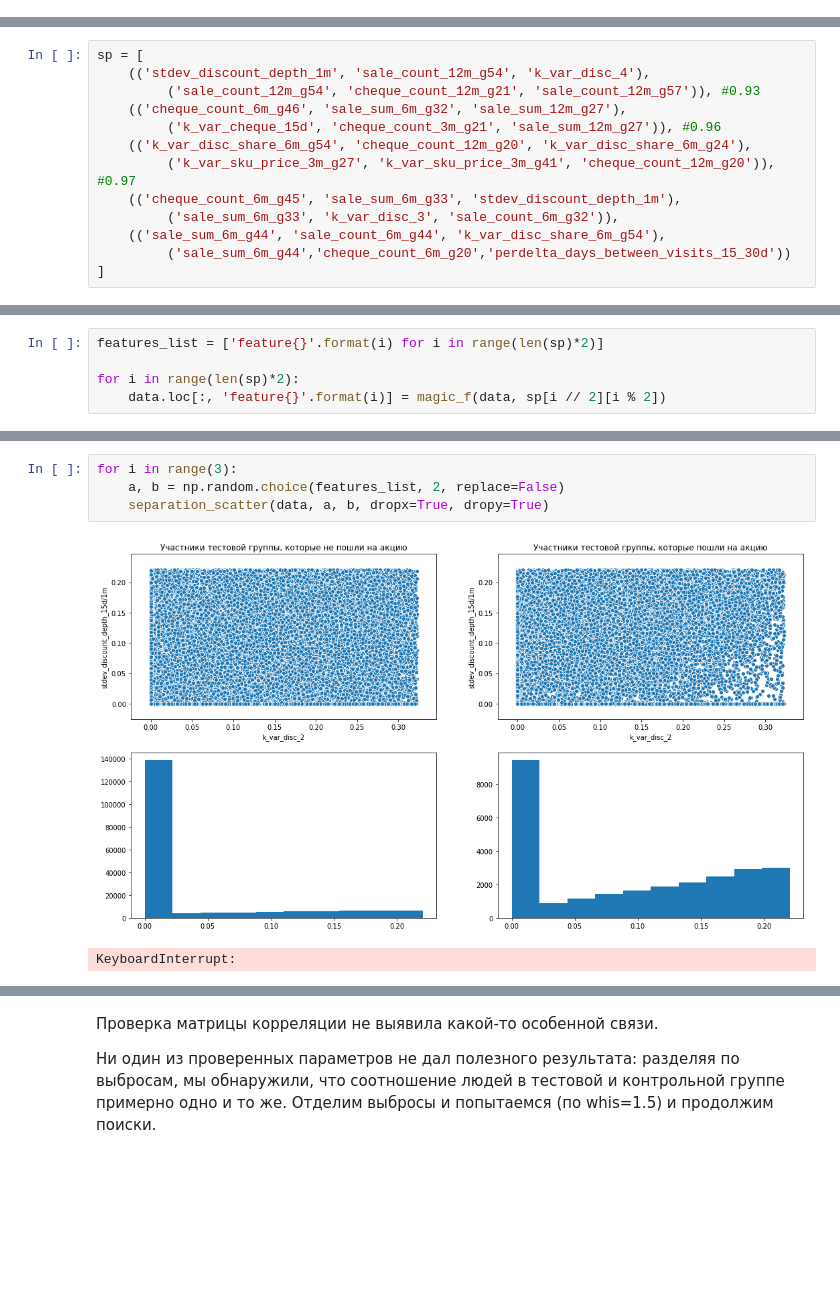
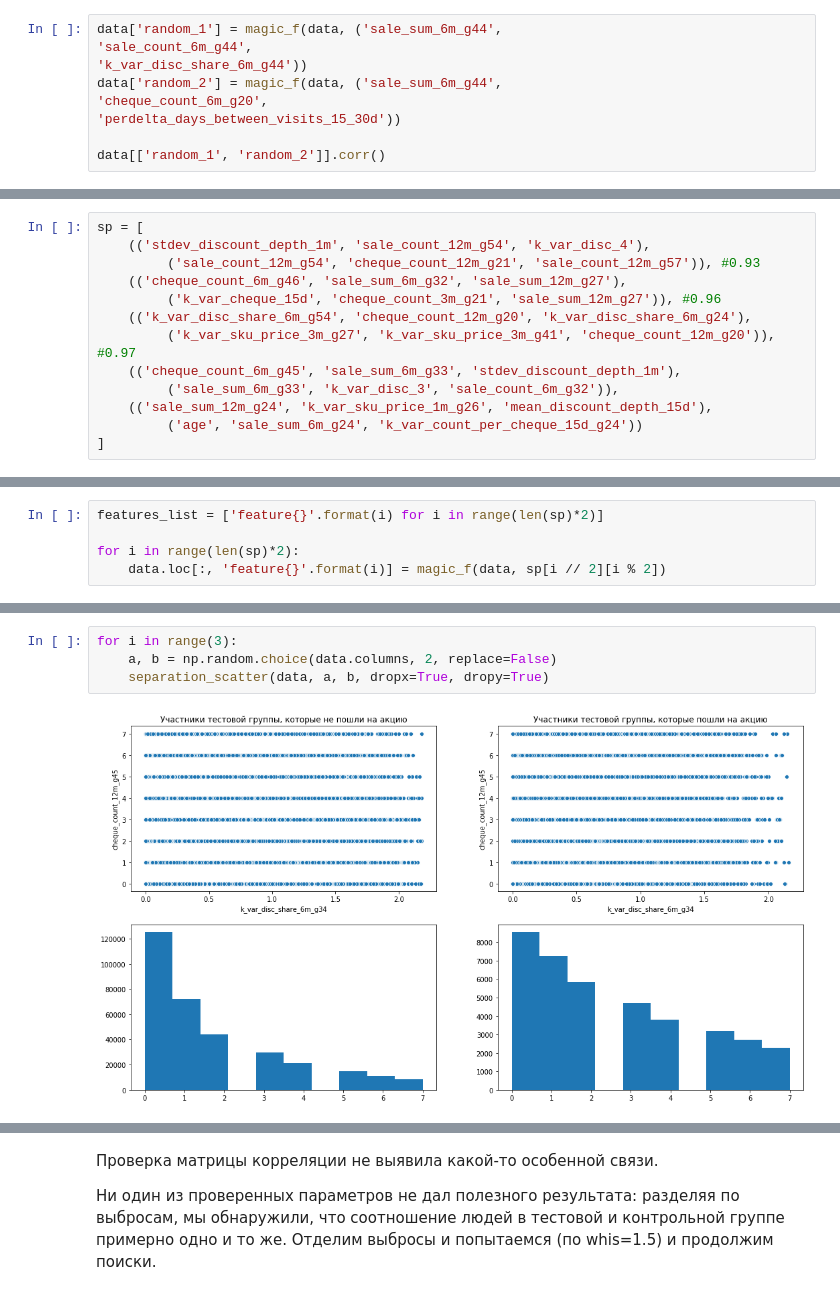
Before and after one commit to DKozl50/pluh_sms, a Jupyter notebook: experiments/EDA_mitya.ipynb, the cells around one changed output, grey strips where cells are left out. Saved outputs shown, nothing was run; the diff lists cells and outputs as text; blank space fills up the shorter version.

```diff
--- a/experiments/EDA_mitya.ipynb
+++ b/experiments/EDA_mitya.ipynb
@@ -269,0 +403,9 @@ sns.scatterplot(a1, a2)
+# %%
+data['random_1'] = magic_f(data, ('sale_sum_6m_g44',
+'sale_count_6m_g44',
+'k_var_disc_share_6m_g44'))
+data['random_2'] = magic_f(data, ('sale_sum_6m_g44',
+'cheque_count_6m_g20',
+'perdelta_days_between_visits_15_30d'))
+
+data[['random_1', 'random_2']].corr()
@@ -277,6 +423,6 @@ sp = [
          ('k_var_sku_price_3m_g27', 'k_var_sku_price_3m_g41', 'cheque_count_12m_g20')), #0.97
     (('cheque_count_6m_g45', 'sale_sum_6m_g33', 'stdev_discount_depth_1m'),
          ('sale_sum_6m_g33', 'k_var_disc_3', 'sale_count_6m_g32')),
-    (('sale_sum_6m_g44', 'sale_count_6m_g44', 'k_var_disc_share_6m_g54'),
-         ('sale_sum_6m_g44','cheque_count_6m_g20','perdelta_days_between_visits_15_30d'))
+    (('sale_sum_12m_g24', 'k_var_sku_price_1m_g26', 'mean_discount_depth_15d'),
+         ('age', 'sale_sum_6m_g24', 'k_var_count_per_cheque_15d_g24'))
 ]
@@ -292,7 +446,6 @@ quantile_activeness_proportions(data, features_list, n_groups=30)
 # %%
 for i in range(3):
-    a, b = np.random.choice(features_list, 2, replace=False)
+    a, b = np.random.choice(data.columns, 2, replace=False)
     separation_scatter(data, a, b, dropx=True, dropy=True)
 # %% [output]
-[figure, old version]
+[figure, new version]
-KeyboardInterrupt:
```
Also changed, not shown: parts of 34 cells of this notebook.
